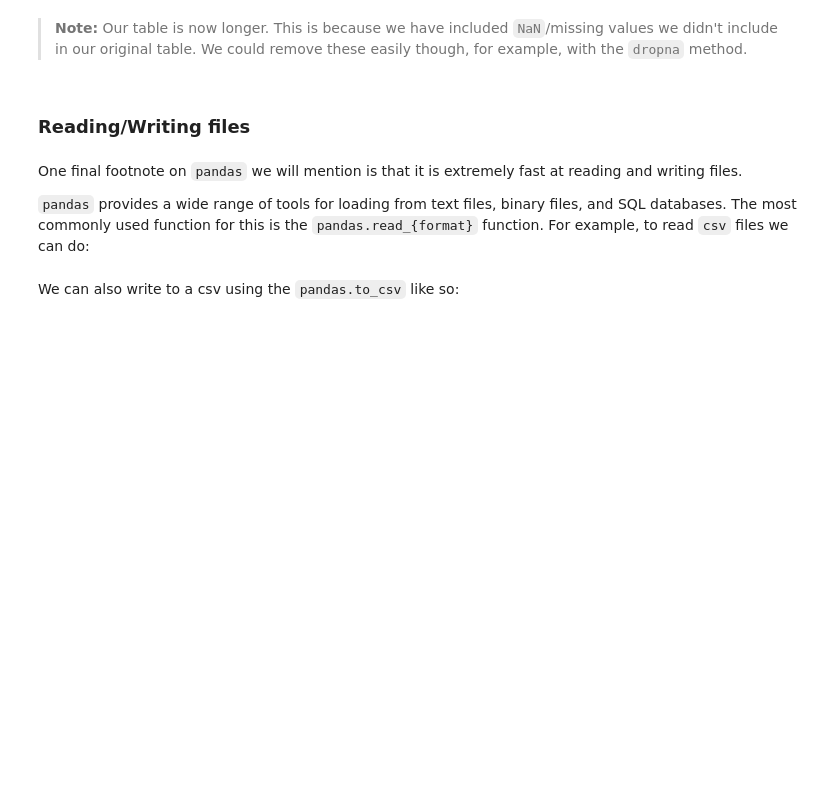
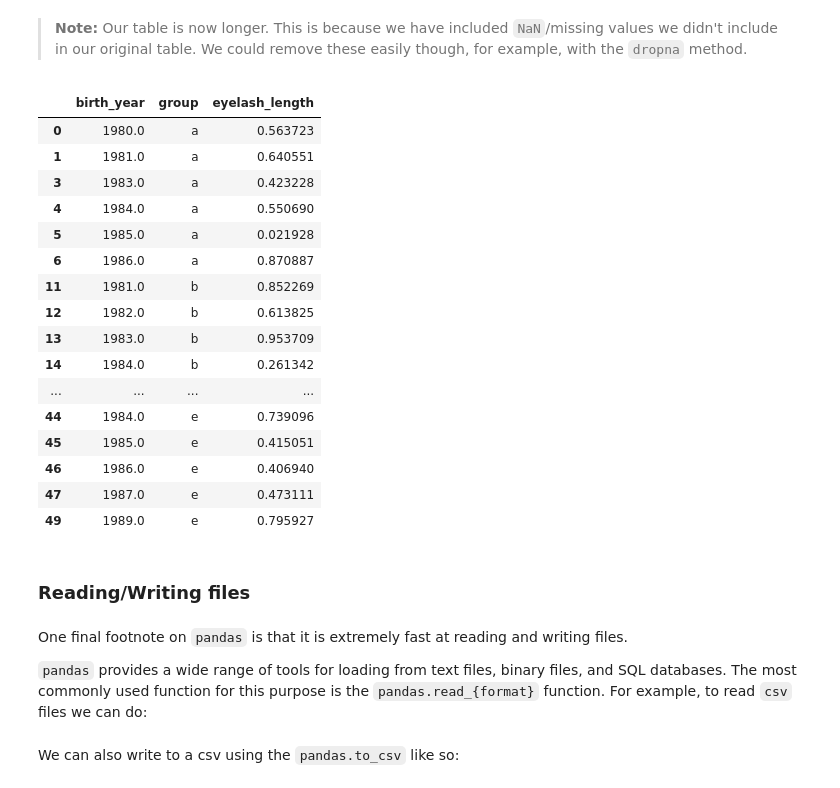
Before and after one commit to TomMaullin/PythonIntro2024, a Jupyter notebook: nb_05_pandas.ipynb, the cells around one changed output. Cells and saved outputs as stored; diff of their text form; code cells hidden in the pictures; blank space fills up the shorter version.

```diff
--- a/nb_05_pandas.ipynb
+++ b/nb_05_pandas.ipynb
@@ -306,11 +648,31 @@ unstacked.sort_values(['birth_year', 'group']).reset_index()
 # %% [markdown]
  > **Note:** Our table is now longer. This is because we have included `NaN`/missing values we didn't include in our original table. We could remove these easily though, for example, with the `dropna` method.
+# %%
+stacked.dropna()
+# %% [output]
+|  | birth_year | group | eyelash_length |
+| 0 | 1980.0 | a | 0.563723 |
+| 1 | 1981.0 | a | 0.640551 |
+| 3 | 1983.0 | a | 0.423228 |
+| 4 | 1984.0 | a | 0.550690 |
+| 5 | 1985.0 | a | 0.021928 |
+| 6 | 1986.0 | a | 0.870887 |
+| 11 | 1981.0 | b | 0.852269 |
+| 12 | 1982.0 | b | 0.613825 |
+| 13 | 1983.0 | b | 0.953709 |
+| 14 | 1984.0 | b | 0.261342 |
+| ... | ... | ... | ... |
+| 44 | 1984.0 | e | 0.739096 |
+| 45 | 1985.0 | e | 0.415051 |
+| 46 | 1986.0 | e | 0.406940 |
+| 47 | 1987.0 | e | 0.473111 |
+| 49 | 1989.0 | e | 0.795927 |
 # %% [markdown]
 ### Reading/Writing files
 # %% [markdown]
-One final footnote on `pandas` we will mention is that it is extremely fast at reading and writing files.
+One final footnote on `pandas` is that it is extremely fast at reading and writing files.
 
-`pandas` provides a wide range of tools for loading from text files, binary files, and SQL databases. The most commonly used function for this is the `pandas.read_{format}` function. For example, to read `csv` files we can do:
+`pandas` provides a wide range of tools for loading from text files, binary files, and SQL databases. The most commonly used function for this purpose is the `pandas.read_{format}` function. For example, to read `csv` files we can do:
 # %%
 dataframe_from_csv = pd.read_csv('05_pandas/example_data.csv')
 # %% [markdown]
```
Also changed, not shown: parts of 84 cells of this notebook, 2 other files.
